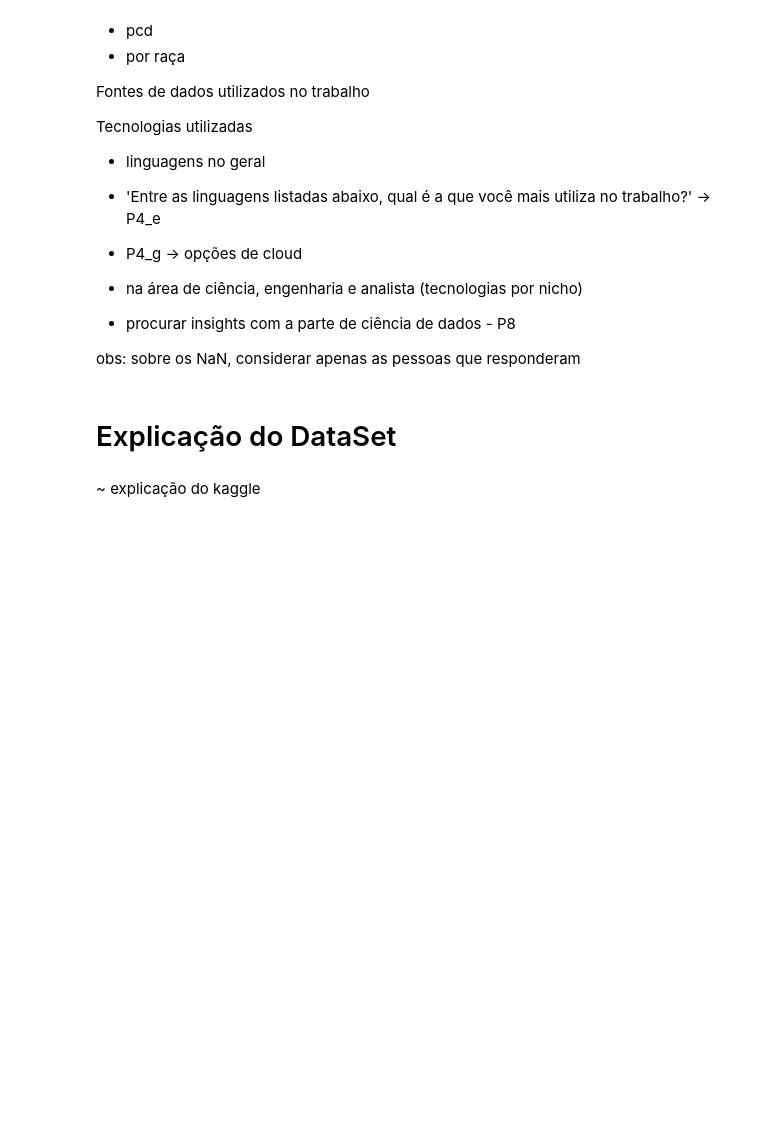
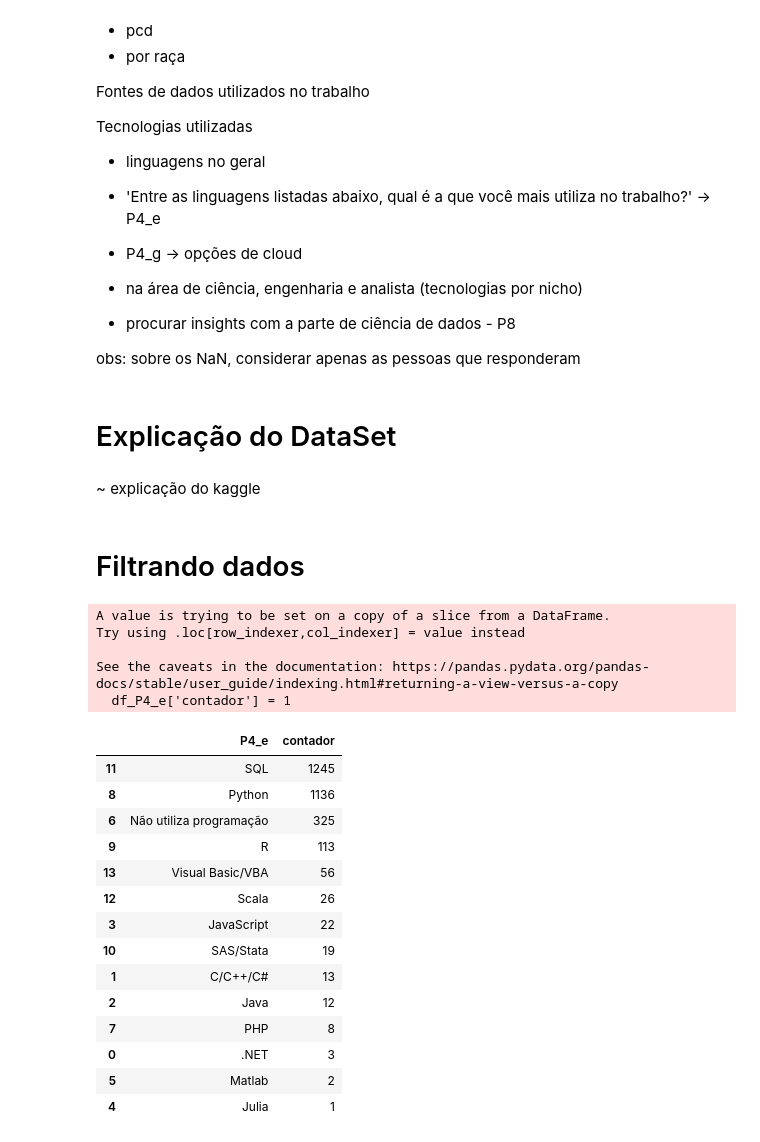
Before and after one commit to dallaqua/Trabalho_Santander_Coders_TPI, a Jupyter notebook: analise_mercado_dados_2022.ipynb, the cells around one changed output. Saved outputs shown, nothing was run; the diff lists cells and outputs as text; code cells hidden in the pictures; blank space fills up the shorter version.

```diff
--- a/analise_mercado_dados_2022.ipynb
+++ b/analise_mercado_dados_2022.ipynb
@@ -74,3 +68,5 @@ obs: sobre os NaN, considerar apenas as pessoas que responderam
 # Explicação do DataSet
 # %% [markdown]
 ~ explicação do kaggle
+# %% [markdown]
+# Filtrando dados
@@ -76,0 +91,28 @@ obs: sobre os NaN, considerar apenas as pessoas que responderam
+# %%
+#Entre as linguagens listadas abaixo, qual é a que você mais utiliza no trabalho?
+df_P4_e = parte_4.filter(like='P4_e ',axis=1)
+df_P4_e['contador'] = 1
+df_P4_e = df_P4_e.groupby('P4_e ',as_index=False).agg({'contador':'sum'}).sort_values(by='contador',ascending=False)
+
+df_P4_e
+# %% [output]
+A value is trying to be set on a copy of a slice from a DataFrame.
+Try using .loc[row_indexer,col_indexer] = value instead
+
+See the caveats in the documentation: https://pandas.pydata.org/pandas-docs/stable/user_guide/indexing.html#returning-a-view-versus-a-copy
+  df_P4_e['contador'] = 1
+|  | P4_e | contador |
+| 11 | SQL | 1245 |
+| 8 | Python | 1136 |
+| 6 | Não utiliza programação | 325 |
+| 9 | R | 113 |
+| 13 | Visual Basic/VBA | 56 |
+| 12 | Scala | 26 |
+| 3 | JavaScript | 22 |
+| 10 | SAS/Stata | 19 |
+| 1 | C/C++/C# | 13 |
+| 2 | Java | 12 |
+| 7 | PHP | 8 |
+| 0 | .NET | 3 |
+| 5 | Matlab | 2 |
+| 4 | Julia | 1 |
```
Also changed, not shown: parts of 12 cells of this notebook.
